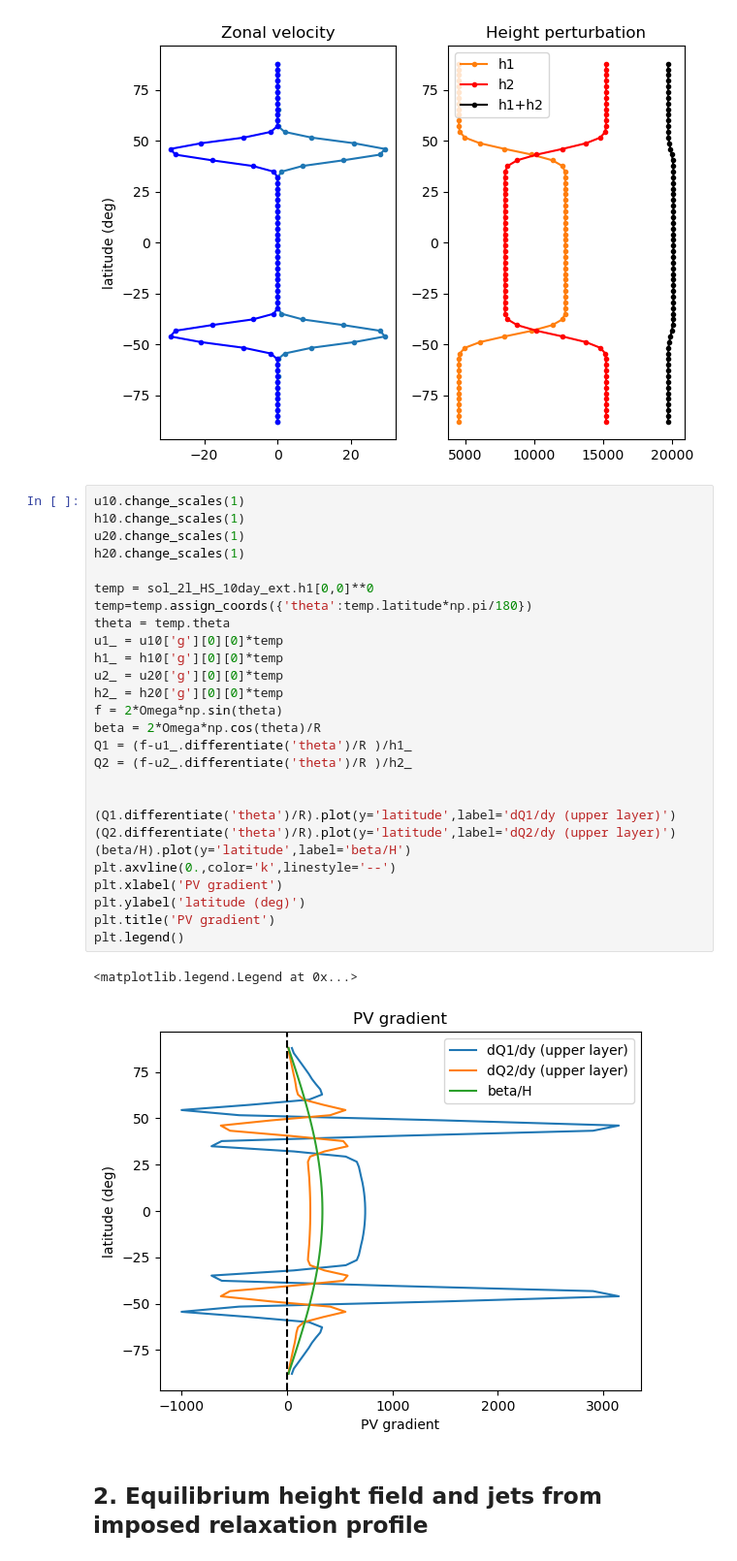
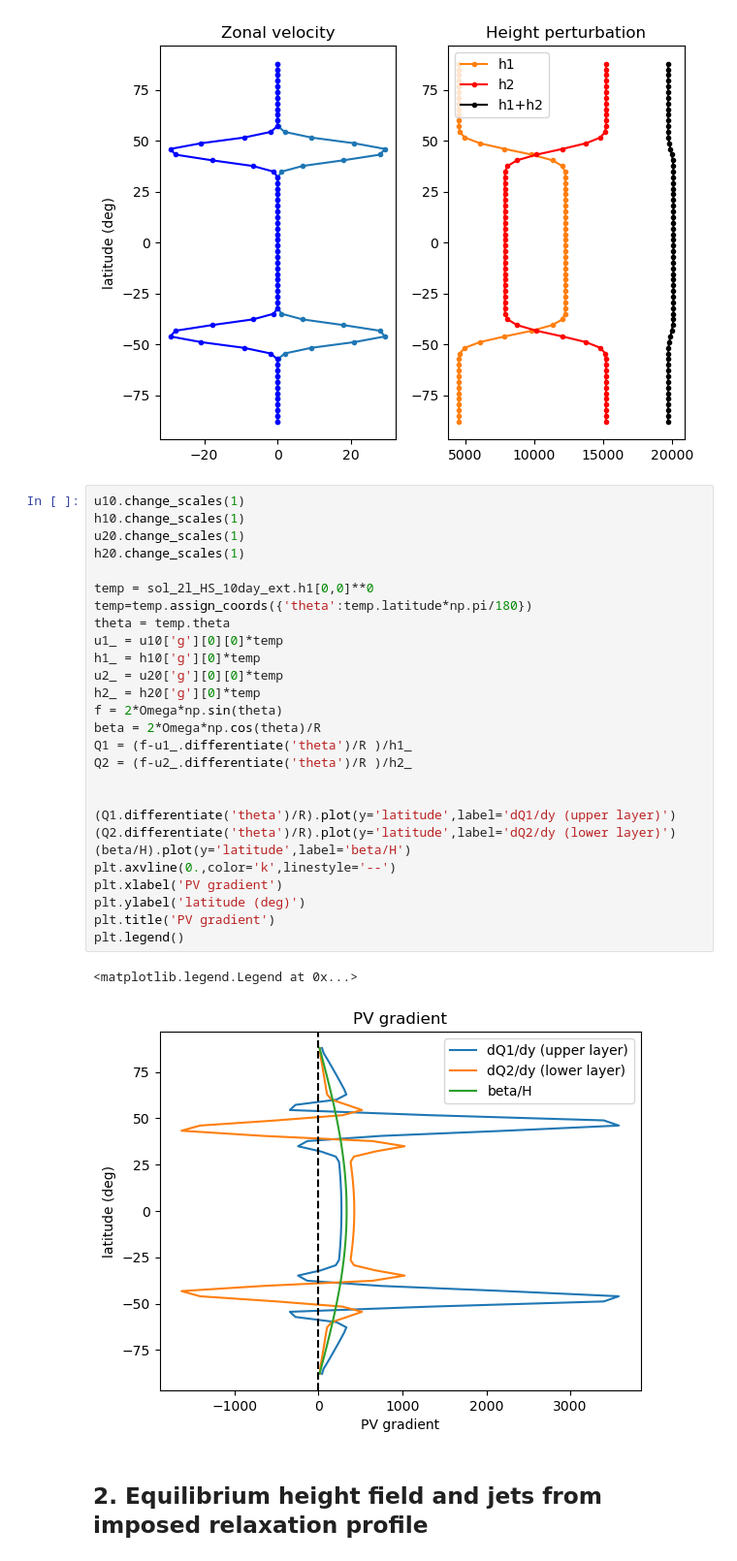
Before and after one commit to qnicolas/superrotation, a Jupyter notebook: baroclinic_inst_EVP.ipynb, the cells around one changed output. Shown at 97% size. Saved outputs shown, nothing was run; the diff lists cells and outputs as text.

```diff
--- a/baroclinic_inst_EVP.ipynb
+++ b/baroclinic_inst_EVP.ipynb
@@ -131,33 +131,33 @@ plt.tight_layout()
 # %%
 u10.change_scales(1)
 h10.change_scales(1)
 u20.change_scales(1)
 h20.change_scales(1)
 
 temp = sol_2l_HS_10day_ext.h1[0,0]**0
 temp=temp.assign_coords({'theta':temp.latitude*np.pi/180})
 theta = temp.theta
 u1_ = u10['g'][0][0]*temp
-h1_ = h10['g'][0][0]*temp
+h1_ = h10['g'][0]*temp
 u2_ = u20['g'][0][0]*temp
-h2_ = h20['g'][0][0]*temp
+h2_ = h20['g'][0]*temp
 f = 2*Omega*np.sin(theta)
 beta = 2*Omega*np.cos(theta)/R
 Q1 = (f-u1_.differentiate('theta')/R )/h1_
 Q2 = (f-u2_.differentiate('theta')/R )/h2_
 
 
 (Q1.differentiate('theta')/R).plot(y='latitude',label='dQ1/dy (upper layer)')
-(Q2.differentiate('theta')/R).plot(y='latitude',label='dQ2/dy (upper layer)')
+(Q2.differentiate('theta')/R).plot(y='latitude',label='dQ2/dy (lower layer)')
 (beta/H).plot(y='latitude',label='beta/H')
 plt.axvline(0.,color='k',linestyle='--')
 plt.xlabel('PV gradient')
 plt.ylabel('latitude (deg)')
 plt.title('PV gradient')
 plt.legend()
 # %% [output]
 <matplotlib.legend.Legend at 0x...>
-[figure, old version]
+[figure, new version]
 # %% [markdown]
 ## 2. Equilibrium height field and jets from imposed relaxation profile
 # %%
```
Also changed, not shown: parts of 13 cells of this notebook, 3 other files.
